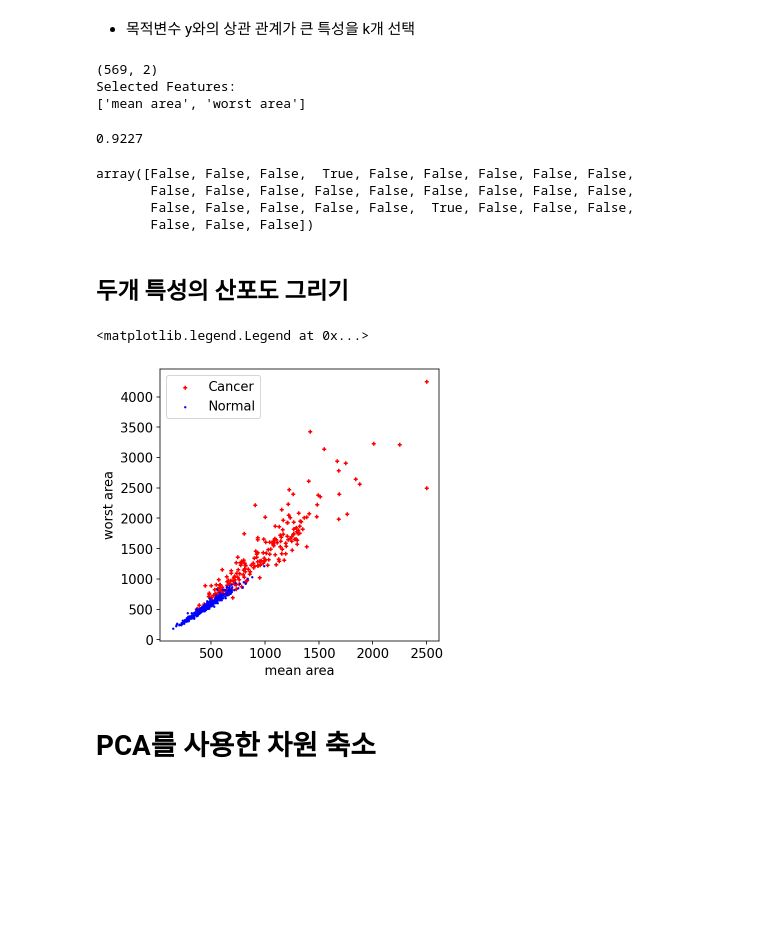
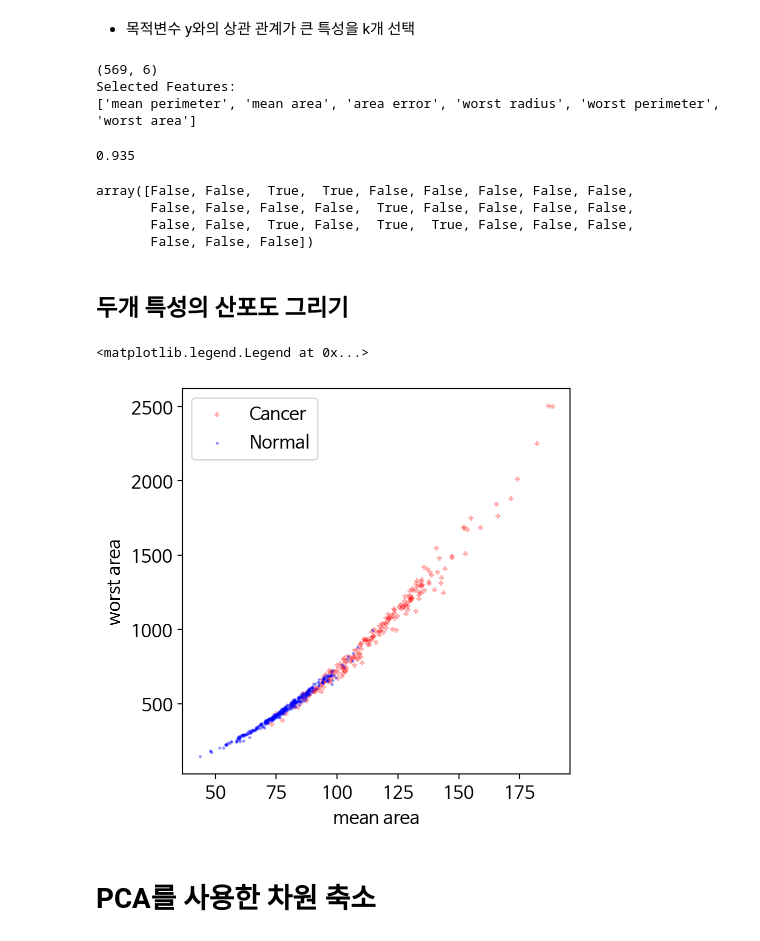
Before and after one commit to spinspin22/test1, a Jupyter notebook: e_61_FeatureEngineering.ipynb, the cells around one changed output. Saved outputs shown, nothing was run; the diff lists cells and outputs as text; code cells hidden in the pictures; blank space fills up the shorter version.

Commit message:
Colaboratory를 통해 생성됨

```diff
--- a/e_61_FeatureEngineering.ipynb
+++ b/e_61_FeatureEngineering.ipynb
@@ -17,6 +17,13 @@
 
 ## 시각화를 위한 차원 축소
 - t-SNE: 시각화를 위한 2또는 3차원 차원 축소
+# %%
+# !sudo apt-get install -y fonts-nanum
+# !sudo fc-cache -fv
+# !rm ~/.cache/matplotlib -rf
+# <colab 런타임 재시작 후 아래 코드 실행>
+import matplotlib.pyplot as plt
+plt.rc('font', family='NanumBarunGothic')
 # %%
 import pandas as pd
 import numpy as np
@@ -133,7 +144,7 @@ cross_validation(rfc, X, y, 10)
 ## 목적변수 y와의 상관 관계가 큰 특성을 k개 선택
 
 from sklearn.feature_selection import SelectKBest, chi2
-sb = SelectKBest(chi2, k=2)
+sb = SelectKBest(chi2, k=6)
 X_best = sb.fit_transform(X, y)
 print(X_best.shape)
 
@@ -142,32 +153,32 @@ print('Selected Features: ')
 print(list(X.columns[sb.get_support()]))
 cross_validation(rfc, X_best, y)
 # %% [output]
-(569, 2)
+(569, 6)
 Selected Features:
-['mean area', 'worst area']
+['mean perimeter', 'mean area', 'area error', 'worst radius', 'worst perimeter', 'worst area']
-0.9227
+0.935
 # %%
 sb.get_support()
 # %% [output]
-array([False, False, False,  True, False, False, False, False, False,
-       False, False, False, False, False, False, False, False, False,
-       False, False, False, False, False,  True, False, False, False,
+array([False, False,  True,  True, False, False, False, False, False,
+       False, False, False, False,  True, False, False, False, False,
+       False, False,  True, False,  True,  True, False, False, False,
        False, False, False])
 # %% [markdown]
 ## 두개 특성의 산포도 그리기
 # %%
 ## 두 개 특성의 산포도 그리기
 
 plt.scatter(X_best[:,0][y==0],X_best[:,1][y==0],
-            marker='+', s=13, color='r', label='Cancer')
+            marker='+', s=13, color='r', label='Cancer', alpha=0.3)
 plt.scatter(X_best[:,0][y==1],X_best[:,1][y==1],
-            marker='.', s=7, color='b', label='Normal')
+            marker='.', s=7, color='b', label='Normal', alpha=0.3)
 plt.xlabel('mean area')
 plt.ylabel('worst area')
 plt.legend()
 # %% [output]
 <matplotlib.legend.Legend at 0x...>
-[figure, old version]
+[figure, new version]
 # %% [markdown]
 # PCA를 사용한 차원 축소
 # %% [markdown]
```
Also changed, not shown: parts of 7 cells of this notebook.
